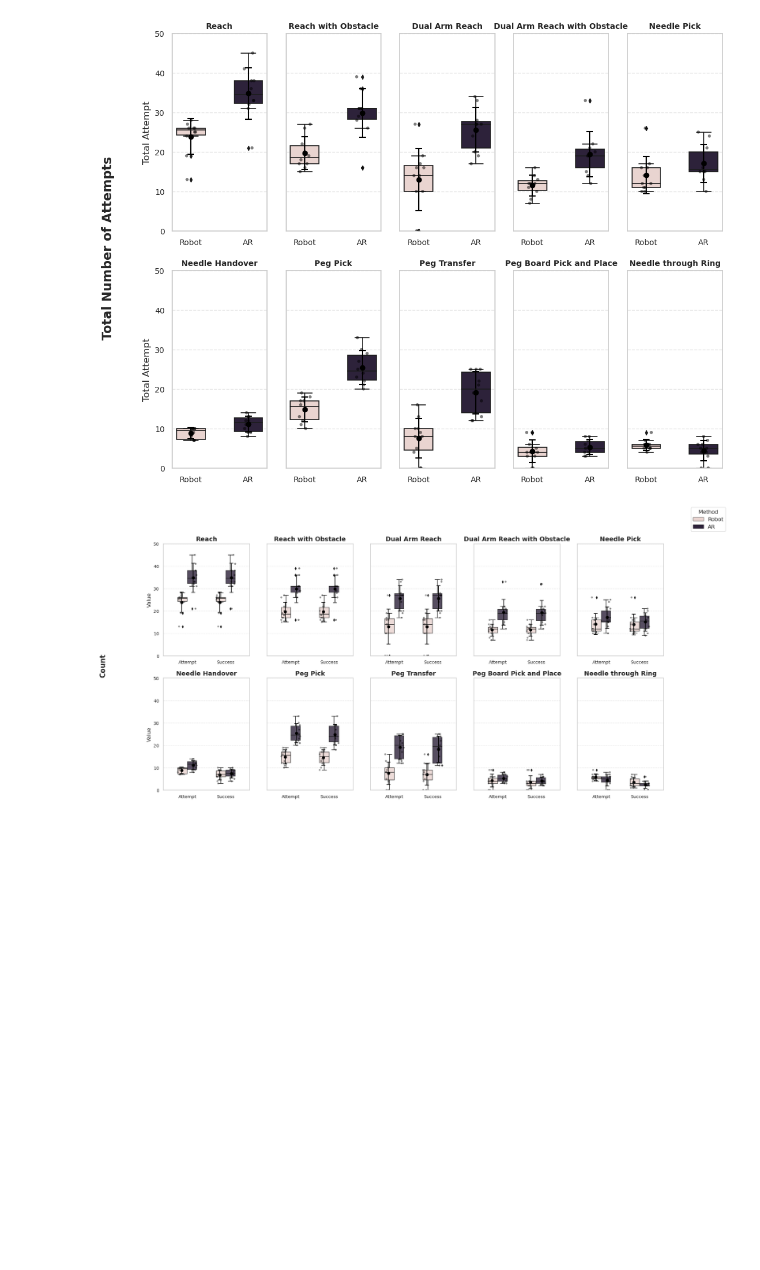
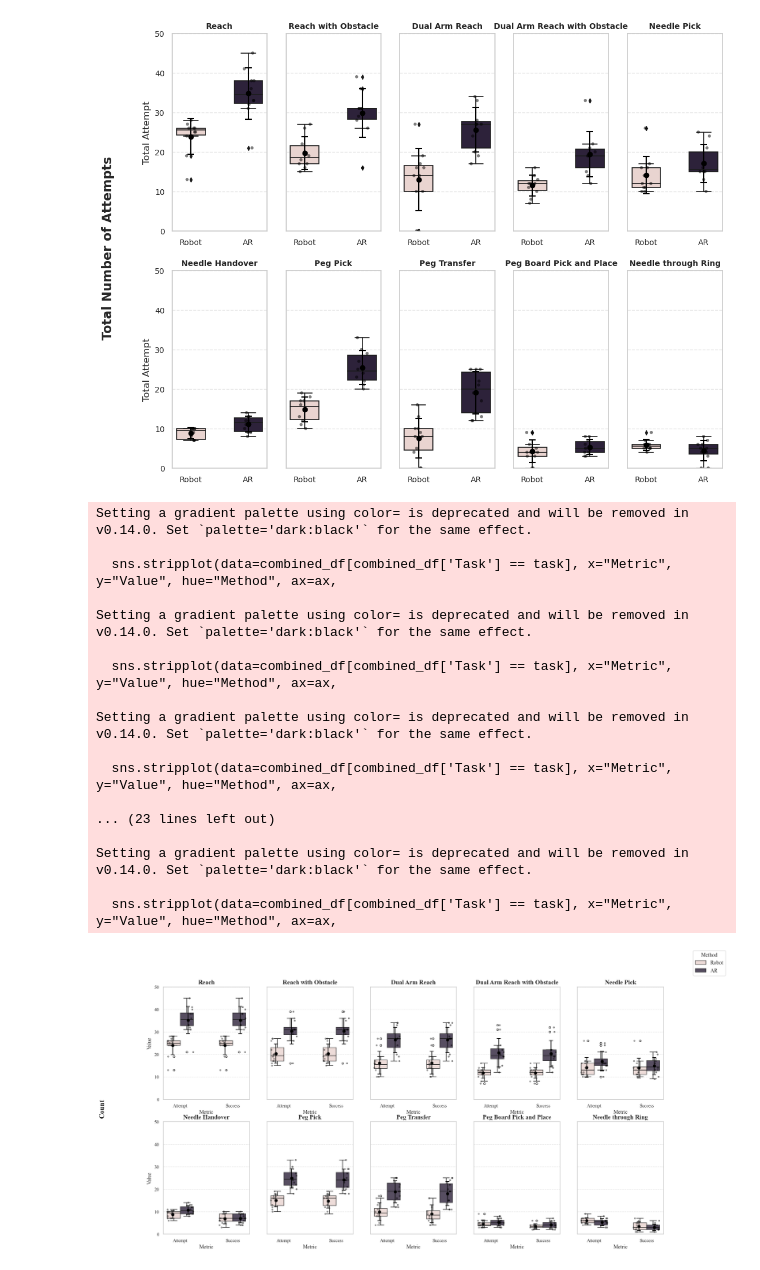
Before and after one commit to SMSL-Project/dart-vinci-data, a Jupyter notebook: scripts/throughput_analysis.ipynb, the cells around one changed output. Cells and saved outputs as stored; diff of their text form; code cells hidden in the pictures; blank space fills up the shorter version.

Commit message:
paper plots

```diff
--- a/scripts/throughput_analysis.ipynb
+++ b/scripts/throughput_analysis.ipynb
@@ -518,40 +518,57 @@ for i, task in enumerate(combined_df['Task'].unique()):
 
     ax.set_title(task, fontsize=14, fontweight="bold")
     ax.set_ylim(0, 50)
-    ax.set_xlabel("")
+    # ax.set_xlabel("")
 
     # Remove legend for individual subplots
     ax.get_legend().remove()
 
     # Hide y-axis labels for all but the leftmost plots
-    if i % ncols != 0:
-        ax.set_ylabel("")
+    # if i % ncols != 0:
+        # ax.set_ylabel("")
 
     ax.tick_params(axis='x', labelsize=10)
-    ax.tick_params(axis='y', labelsize=10)
+    # ax.tick_params(axis='y', labelsize=10)
     ax.grid(axis='y', linestyle="--", alpha=0.5)
 
 # Hide empty subplots
 for j in range(i + 1, nrows * ncols):
     fig.delaxes(axes[j])
 
 # Adjust layout to prevent y-axis label from overlapping
 fig.subplots_adjust(left=0.12)  # Shift plots slightly to the right
 
 # Shared y-axis label
 fig.text(0.02, 0.5, 'Count', va='center', rotation='vertical', fontsize=16, fontweight="bold")
 
 # Add common legend outside of the plots
 handles, labels = ax.get_legend_handles_labels()
 fig.legend(handles[:2], labels[:2], loc="upper right", fontsize=12, frameon=True, title="Method", title_fontsize=12)
 
 # Save figure with high resolution (300 DPI)
 plt.savefig("../fig/combined_attempt_success_plot.png", dpi=300, bbox_inches="tight")
 
 # Show plot
 plt.show()
 # %% [output]
+Setting a gradient palette using color= is deprecated and will be removed in v0.14.0. Set `palette='dark:black'` for the same effect.
+
+  sns.stripplot(data=combined_df[combined_df['Task'] == task], x="Metric", y="Value", hue="Method", ax=ax,
+
+Setting a gradient palette using color= is deprecated and will be removed in v0.14.0. Set `palette='dark:black'` for the same effect.
+
+  sns.stripplot(data=combined_df[combined_df['Task'] == task], x="Metric", y="Value", hue="Method", ax=ax,
+
+Setting a gradient palette using color= is deprecated and will be removed in v0.14.0. Set `palette='dark:black'` for the same effect.
+
+  sns.stripplot(data=combined_df[combined_df['Task'] == task], x="Metric", y="Value", hue="Method", ax=ax,
+
+... (23 lines left out)
+
+Setting a gradient palette using color= is deprecated and will be removed in v0.14.0. Set `palette='dark:black'` for the same effect.
+
+  sns.stripplot(data=combined_df[combined_df['Task'] == task], x="Metric", y="Value", hue="Method", ax=ax,
-[figure, old version]
+[figure, new version]
 # %%
 import os
 import pandas as pd
```
Also changed, not shown: parts of 2 cells of this notebook, 4 other files.
